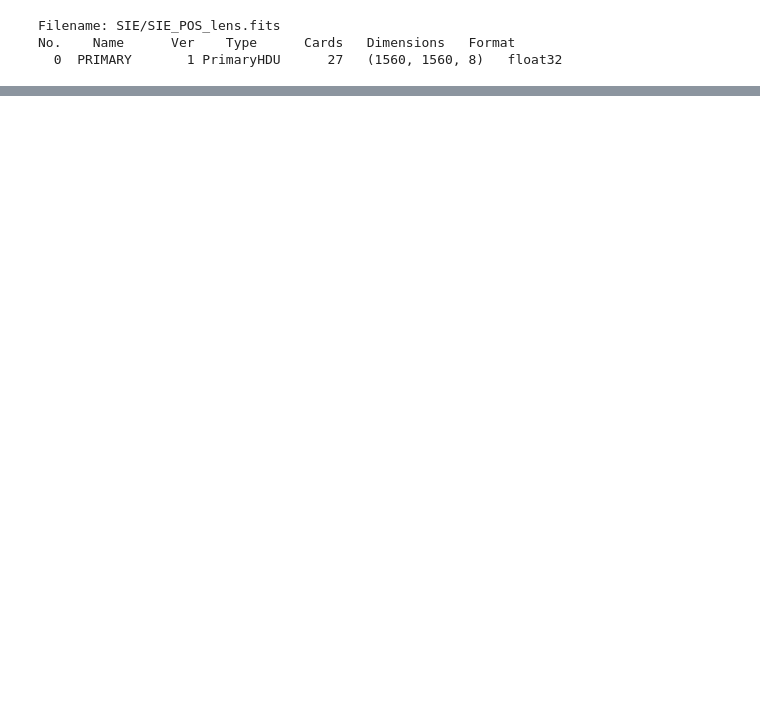
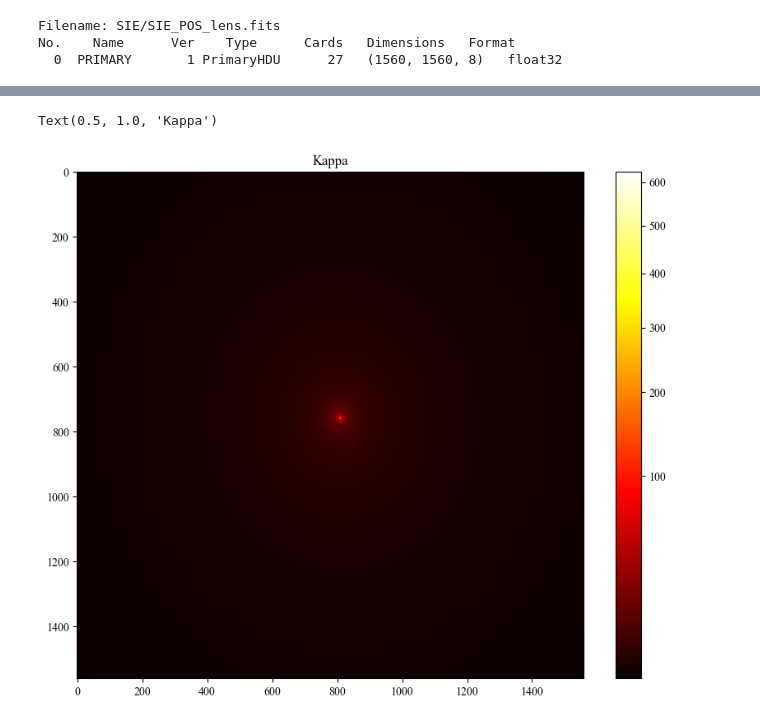
Before and after one commit to romms921/IllustrisTNG-Lens-Modelling, a Jupyter notebook: mass_profile_2.ipynb, the cells around one changed output, grey strips where cells are left out. Saved outputs shown, nothing was run; the diff lists cells and outputs as text; code cells hidden in the pictures; blank space fills up the shorter version.

```diff
--- a/mass_profile_2.ipynb
+++ b/mass_profile_2.ipynb
@@ -58,0 +136,5 @@ No.    Name      Ver    Type      Cards   Dimensions   Format
+# %%
+# Extract kappa
+kappa = hdu_list[0].data[3]
+kappa = np.array(kappa)
+kappa
@@ -58,0 +155,9 @@ No.    Name      Ver    Type      Cards   Dimensions   Format
+# %%
+norm = ImageNormalize(stretch=SqrtStretch())
+plt.figure(figsize=(10, 8))
+plt.imshow(kappa, cmap='hot', interpolation='nearest', norm=norm)
+plt.colorbar()
+plt.title('Kappa')
+# %% [output]
+Text(0.5, 1.0, 'Kappa')
+[figure, added]
```
Also changed, not shown: parts of 10 cells of this notebook.
